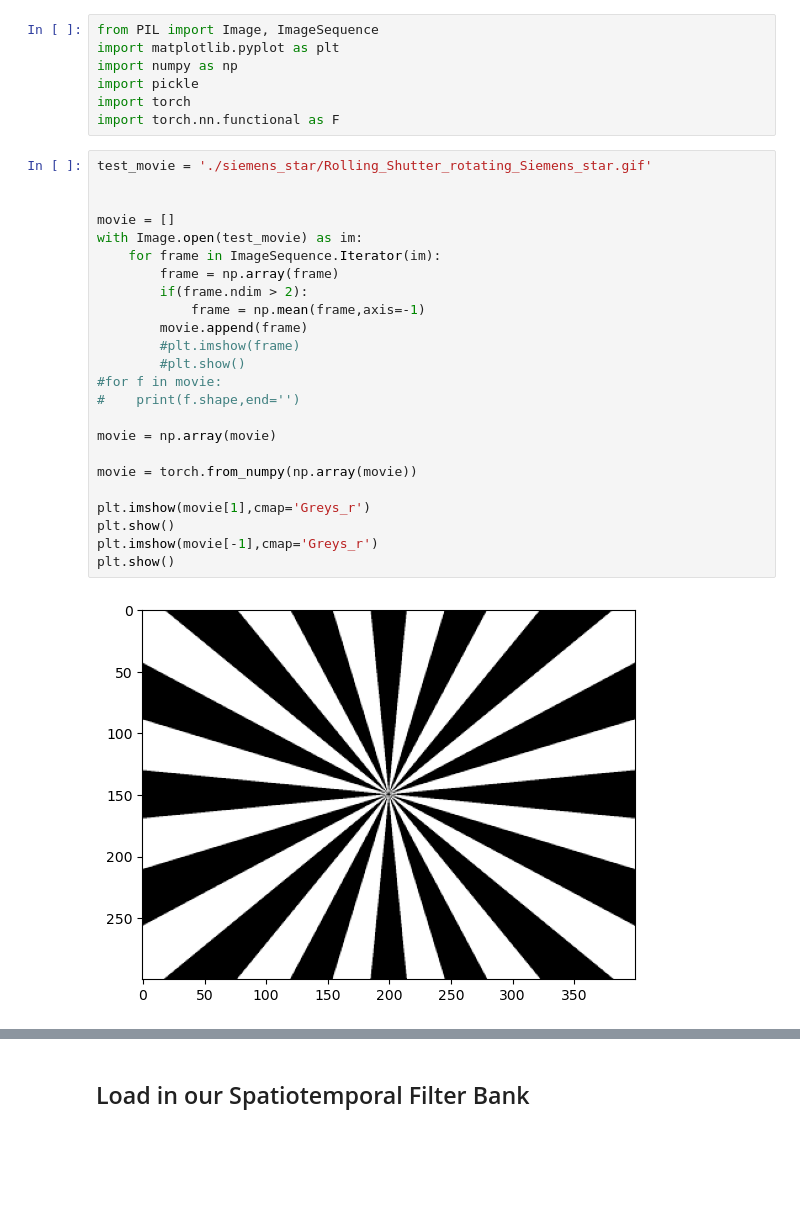
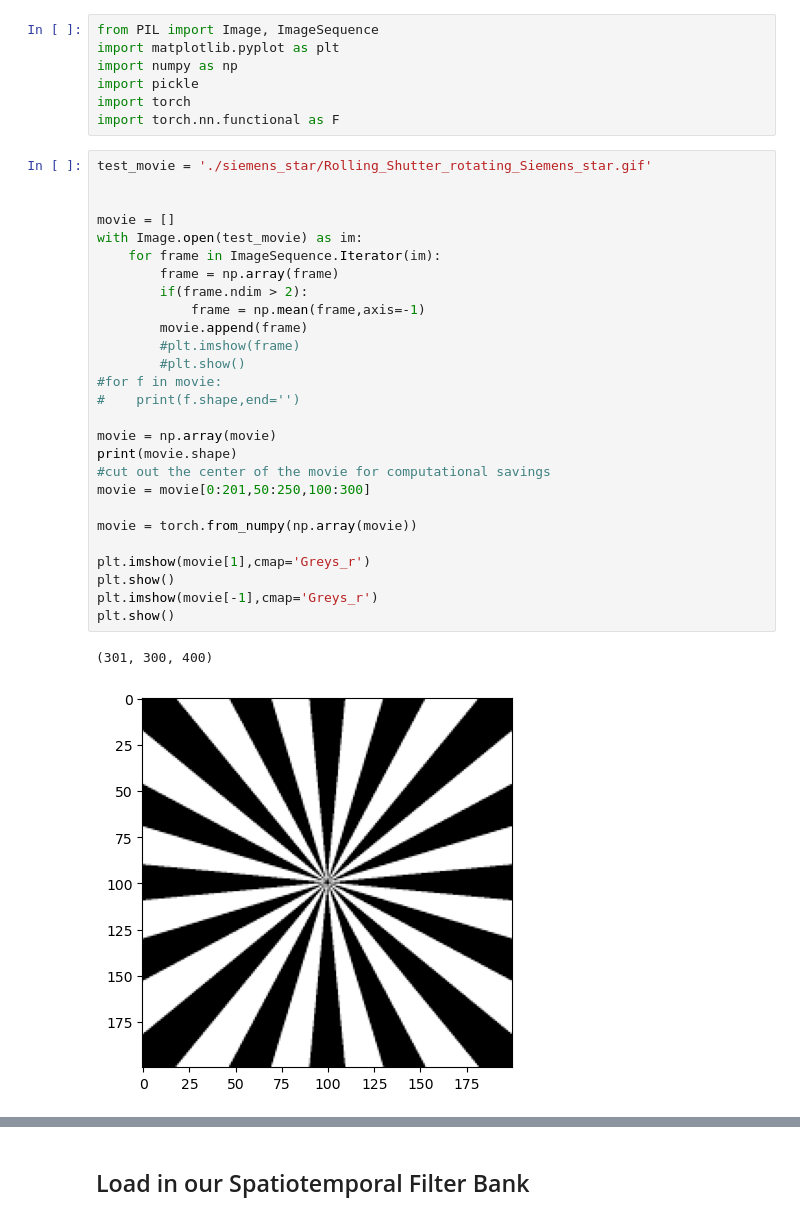
Before and after one commit to vdutell/linearfiltering, a Jupyter notebook: ConvolveMovieTest.ipynb, the cells around one changed output, grey strips where cells are left out. Saved outputs shown, nothing was run; the diff lists cells and outputs as text; blank space fills up the shorter version.

Commit message:
cropping movie

```diff
--- a/ConvolveMovieTest.ipynb
+++ b/ConvolveMovieTest.ipynb
@@ -12,26 +12,30 @@ import torch.nn.functional as F
 # %%
 test_movie = './siemens_star/Rolling_Shutter_rotating_Siemens_star.gif'
 
 
 movie = []
 with Image.open(test_movie) as im:
     for frame in ImageSequence.Iterator(im):
         frame = np.array(frame)
         if(frame.ndim > 2):
             frame = np.mean(frame,axis=-1)
         movie.append(frame)
         #plt.imshow(frame)
         #plt.show()
 #for f in movie:
 #    print(f.shape,end='')
 
 movie = np.array(movie)
+print(movie.shape)
+#cut out the center of the movie for computational savings
+movie = movie[0:201,50:250,100:300]
 
 movie = torch.from_numpy(np.array(movie))
 
 plt.imshow(movie[1],cmap='Greys_r')
 plt.show()
 plt.imshow(movie[-1],cmap='Greys_r')
 plt.show()
 # %% [output]
+(301, 300, 400)
-[figure, old version]
+[figure, new version]
```
Also changed, not shown: parts of 2 cells of this notebook.
